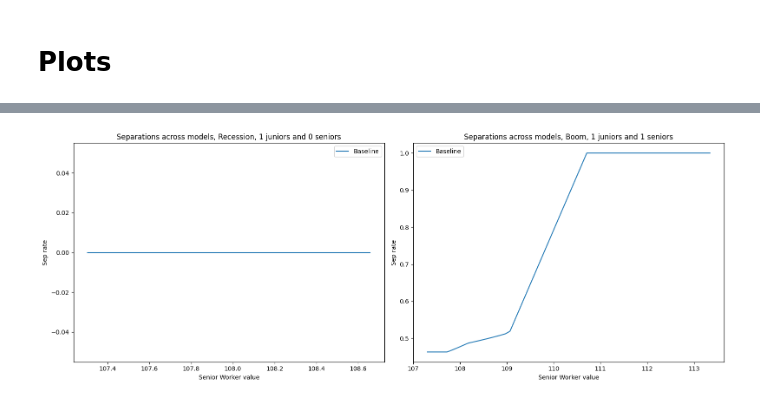
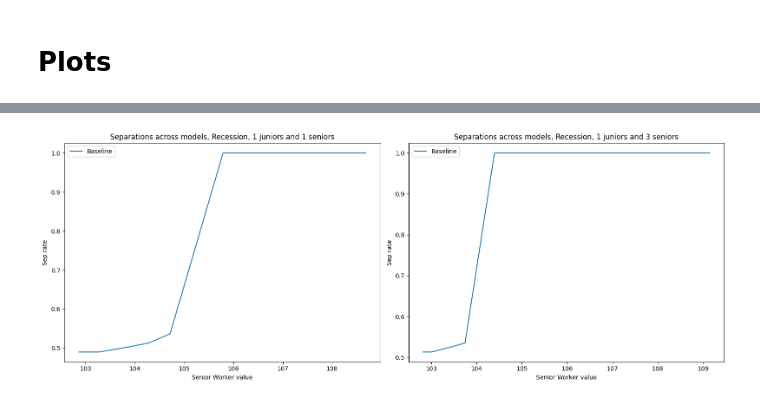
Before and after one commit to zalandru/Dynamic-Contracting-Multi-worker-Firm, a Jupyter notebook: Multiworker_wage_2steps/Initiating MWF.ipynb, the cells around one changed output, grey strips where cells are left out. Cells and saved outputs as stored; diff of their text form; code cells hidden in the pictures.

```diff
--- a/Multiworker_wage_2steps/Initiating MWF.ipynb
+++ b/Multiworker_wage_2steps/Initiating MWF.ipynb
@@ -206,7 +255,7 @@ with open('my_objects.pkl', 'wb') as file:
 # %%
-plot_sep(0,2,    1,0,    1,1,    0,  0,0,    0)
+plot_sep(0,0,    1,1,    1,3,    0,  0,0,    0)
 # %% [output]
-[figure, old version]
+[figure, new version]
 # %%
 def plot_sep(prod1,prod2,jun1,sen1,jun2,sen2,qual,minwage=0,hiresub=0, save=0):
 
```
Also changed, not shown: parts of 28 cells of this notebook, 9 other files.
